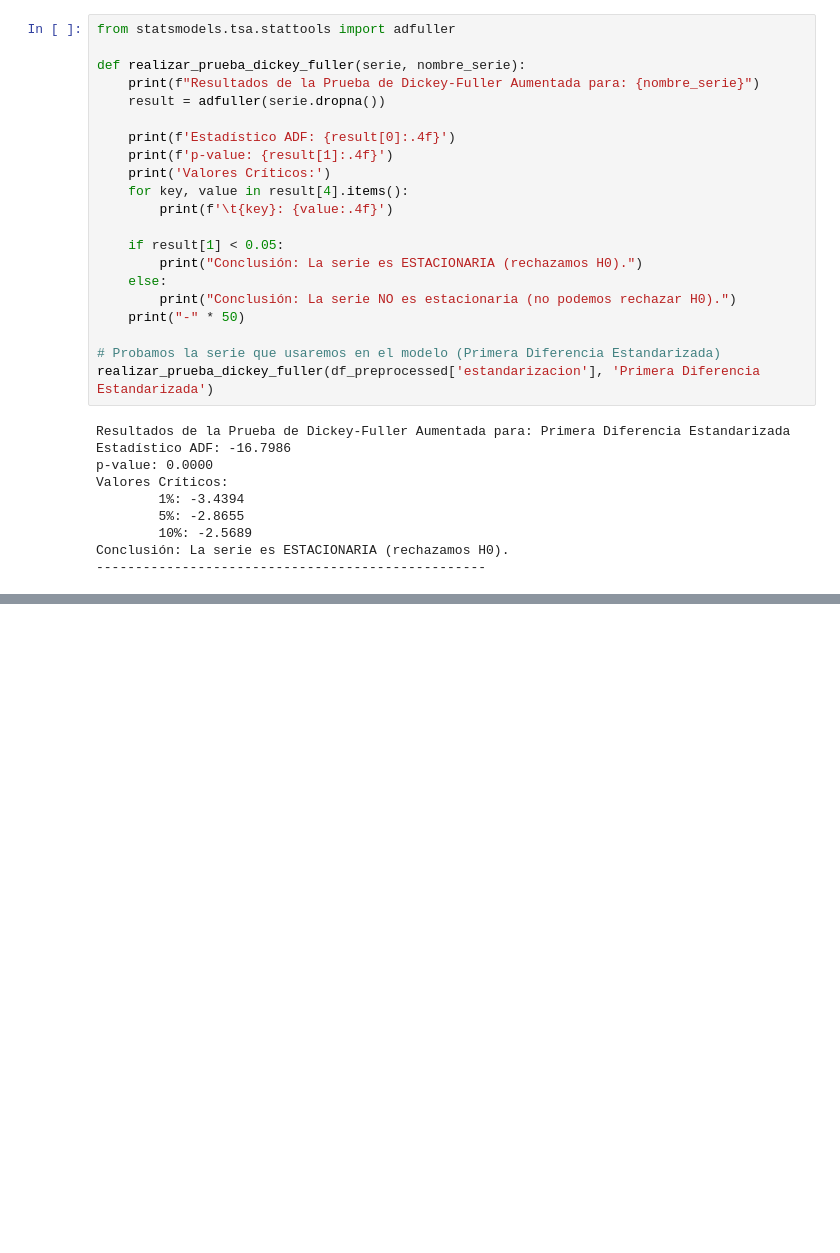
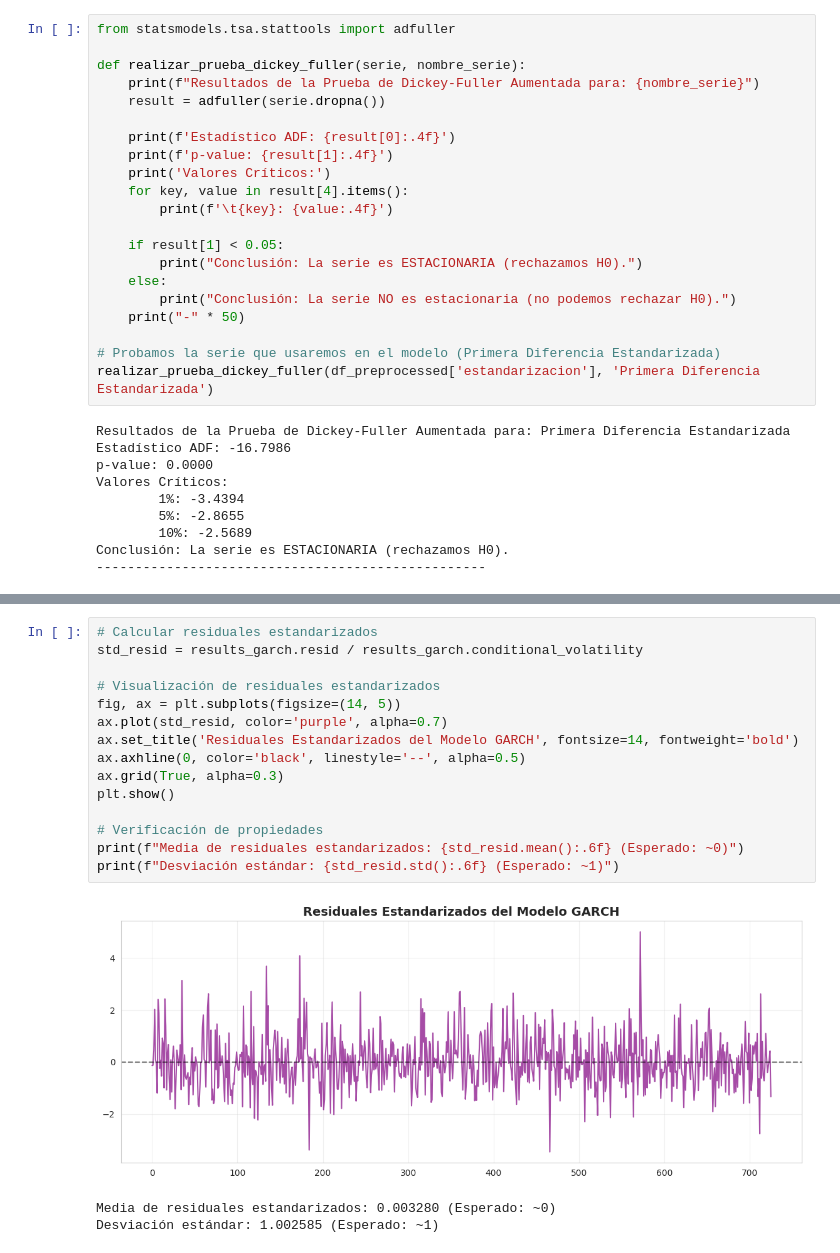
Before and after one commit to aalejoz25/BigData-ST, a Jupyter notebook: arma+garch.ipynb, the cells around one changed output, grey strips where cells are left out. Cells and saved outputs as stored; diff of their text form; blank space fills up the shorter version.

```diff
--- a/arma+garch.ipynb
+++ b/arma+garch.ipynb
@@ -598,0 +945,19 @@ Gráfica generada y residuos calculados.
+# %%
+# Calcular residuales estandarizados
+std_resid = results_garch.resid / results_garch.conditional_volatility
+
+# Visualización de residuales estandarizados
+fig, ax = plt.subplots(figsize=(14, 5))
+ax.plot(std_resid, color='purple', alpha=0.7)
+ax.set_title('Residuales Estandarizados del Modelo GARCH', fontsize=14, fontweight='bold')
+ax.axhline(0, color='black', linestyle='--', alpha=0.5)
+ax.grid(True, alpha=0.3)
+plt.show()
+
+# Verificación de propiedades
+print(f"Media de residuales estandarizados: {std_resid.mean():.6f} (Esperado: ~0)")
+print(f"Desviación estándar: {std_resid.std():.6f} (Esperado: ~1)")
+# %% [output]
+[figure, added]
+Media de residuales estandarizados: 0.003280 (Esperado: ~0)
+Desviación estándar: 1.002585 (Esperado: ~1)
```
Also changed, not shown: parts of 21 cells of this notebook.
